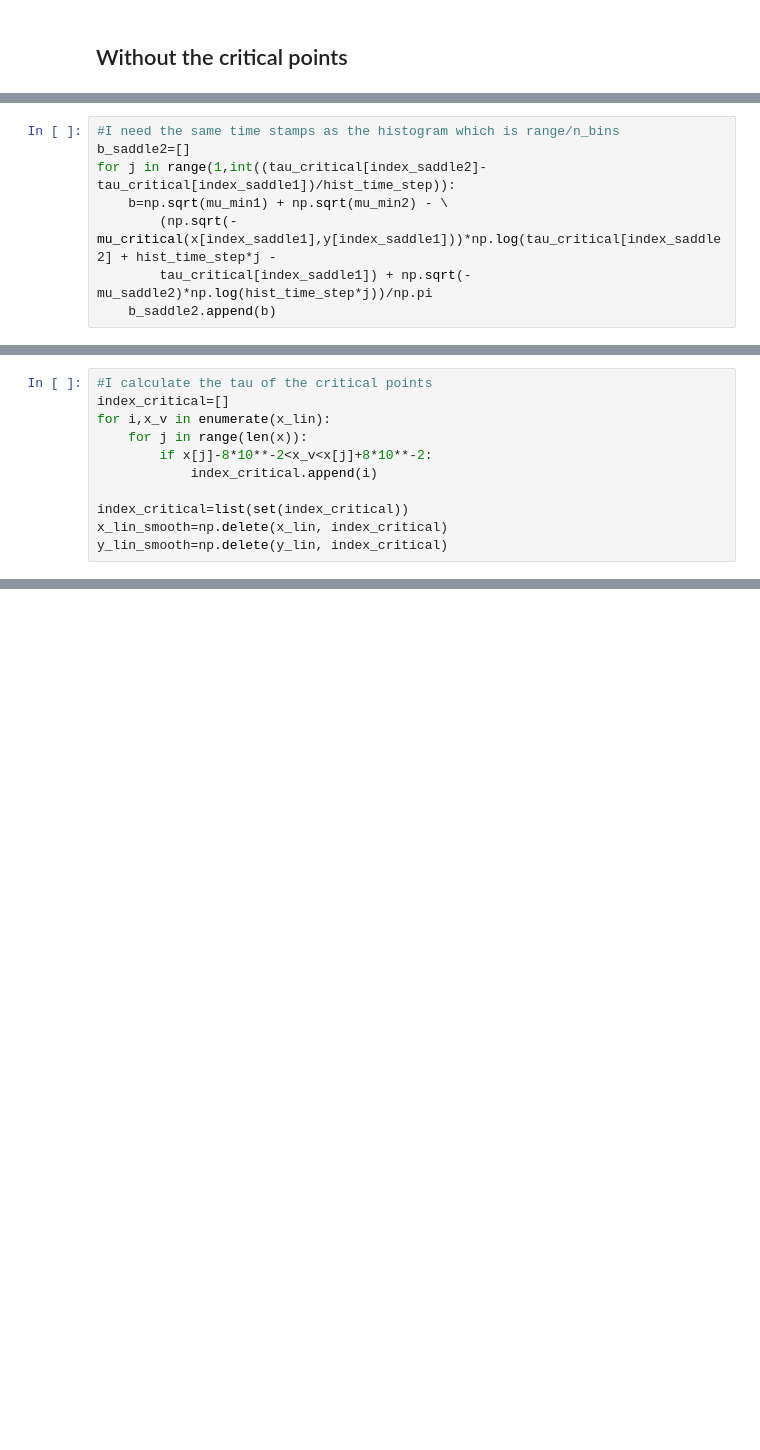
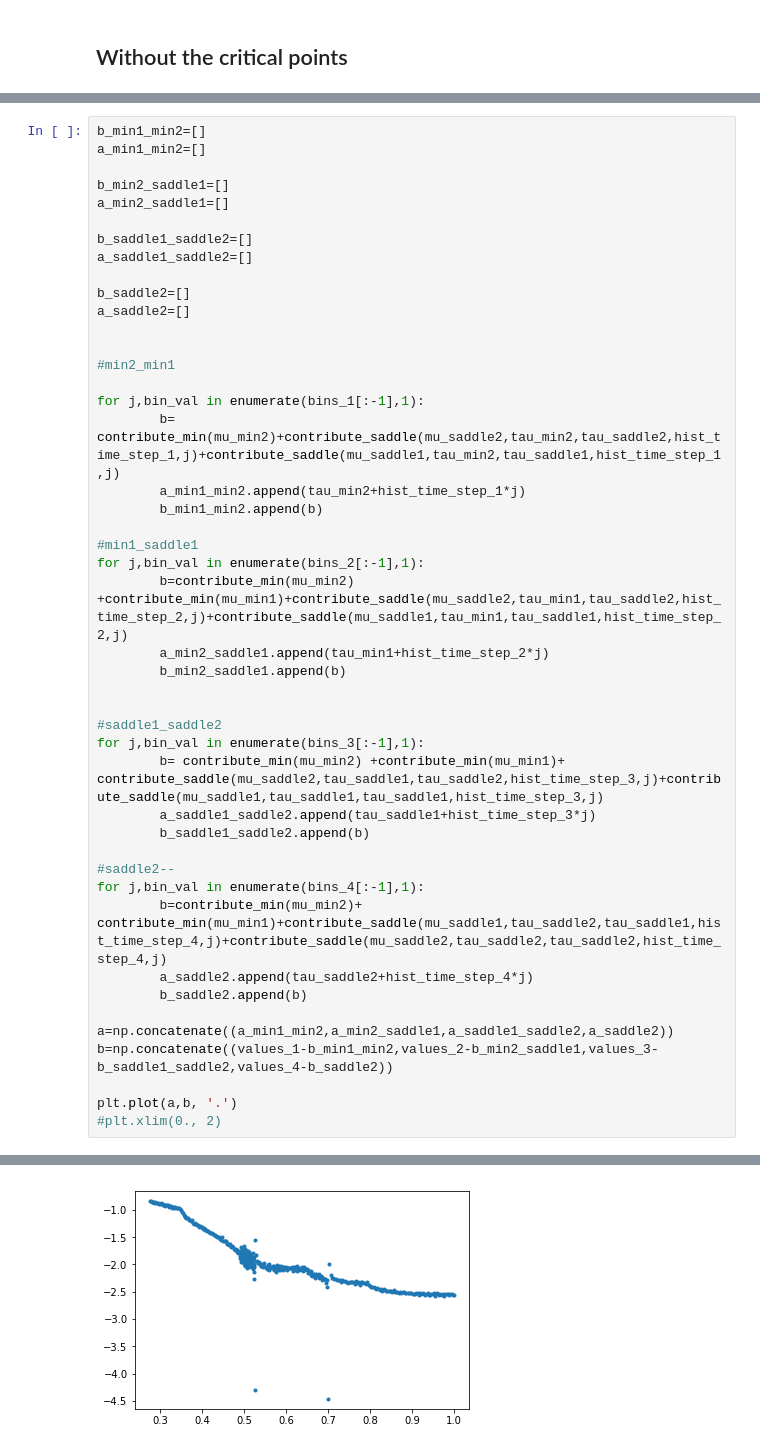
Before and after one commit to margres/Master-thesis, a Jupyter notebook: Contour_integral.ipynb, the cells around one changed output, grey strips where cells are left out. Drawn from its saved outputs; the diff is of its cells as text; blank space fills up the shorter version.

```diff
--- a/Contour_integral.ipynb
+++ b/Contour_integral.ipynb
@@ -258,8 +234,0 @@ for j in range(1,int((tau_critical[index_saddle2]-tau_critical[index_saddle1])/h
-# %%
-#I need the same time stamps as the histogram which is range/n_bins
-b_saddle2=[]
-for j in range(1,int((tau_critical[index_saddle2]-tau_critical[index_saddle1])/hist_time_step)):
-    b=np.sqrt(mu_min1) + np.sqrt(mu_min2) - \
-        (np.sqrt(-mu_critical(x[index_saddle1],y[index_saddle1]))*np.log(tau_critical[index_saddle2] + hist_time_step*j -
-        tau_critical[index_saddle1]) + np.sqrt(-mu_saddle2)*np.log(hist_time_step*j))/np.pi
-    b_saddle2.append(b)
@@ -286,11 +234,0 @@ for i in xrange(len(node_theta_t)-1):
-# %%
-#I calculate the tau of the critical points
-index_critical=[]
-for i,x_v in enumerate(x_lin):
-    for j in range(len(x)):
-        if x[j]-8*10**-2<x_v<x[j]+8*10**-2:
-            index_critical.append(i)
-
-index_critical=list(set(index_critical))
-x_lin_smooth=np.delete(x_lin, index_critical)
-y_lin_smooth=np.delete(y_lin, index_critical)
@@ -318,0 +235,46 @@ plt.show()
+# %%
+b_min1_min2=[]
+a_min1_min2=[]
+
+b_min2_saddle1=[]
+a_min2_saddle1=[]
+
+b_saddle1_saddle2=[]
+a_saddle1_saddle2=[]
+
+b_saddle2=[]
+a_saddle2=[]
+
+
+#min2_min1
+
+for j,bin_val in enumerate(bins_1[:-1],1):
+        b= contribute_min(mu_min2)+contribute_saddle(mu_saddle2,tau_min2,tau_saddle2,hist_time_step_1,j)+contribute_saddle(mu_saddle1,tau_min2,tau_saddle1,hist_time_step_1,j)
+        a_min1_min2.append(tau_min2+hist_time_step_1*j)
+        b_min1_min2.append(b)
+
+#min1_saddle1
+for j,bin_val in enumerate(bins_2[:-1],1):
+        b=contribute_min(mu_min2) +contribute_min(mu_min1)+contribute_saddle(mu_saddle2,tau_min1,tau_saddle2,hist_time_step_2,j)+contribute_saddle(mu_saddle1,tau_min1,tau_saddle1,hist_time_step_2,j)
+        a_min2_saddle1.append(tau_min1+hist_time_step_2*j)
+        b_min2_saddle1.append(b)
+
+
+#saddle1_saddle2
+for j,bin_val in enumerate(bins_3[:-1],1):
+        b= contribute_min(mu_min2) +contribute_min(mu_min1)+ contribute_saddle(mu_saddle2,tau_saddle1,tau_saddle2,hist_time_step_3,j)+contribute_saddle(mu_saddle1,tau_saddle1,tau_saddle1,hist_time_step_3,j)
+        a_saddle1_saddle2.append(tau_saddle1+hist_time_step_3*j)
+        b_saddle1_saddle2.append(b)
+
+#saddle2--
+for j,bin_val in enumerate(bins_4[:-1],1):
+        b=contribute_min(mu_min2)+ contribute_min(mu_min1)+contribute_saddle(mu_saddle1,tau_saddle2,tau_saddle1,hist_time_step_4,j)+contribute_saddle(mu_saddle2,tau_saddle2,tau_saddle2,hist_time_step_4,j)
+        a_saddle2.append(tau_saddle2+hist_time_step_4*j)
+        b_saddle2.append(b)
+
+a=np.concatenate((a_min1_min2,a_min2_saddle1,a_saddle1_saddle2,a_saddle2))
+b=np.concatenate((values_1-b_min1_min2,values_2-b_min2_saddle1,values_3-b_saddle1_saddle2,values_4-b_saddle2))
+
+plt.plot(a,b, '.')
+#plt.xlim(0., 2)
+# %% [output]
@@ -319 +282,2 @@ plt.show()
+[figure, added]
 # %%
```
Also changed, not shown: parts of 67 cells of this notebook, 9 other files.
